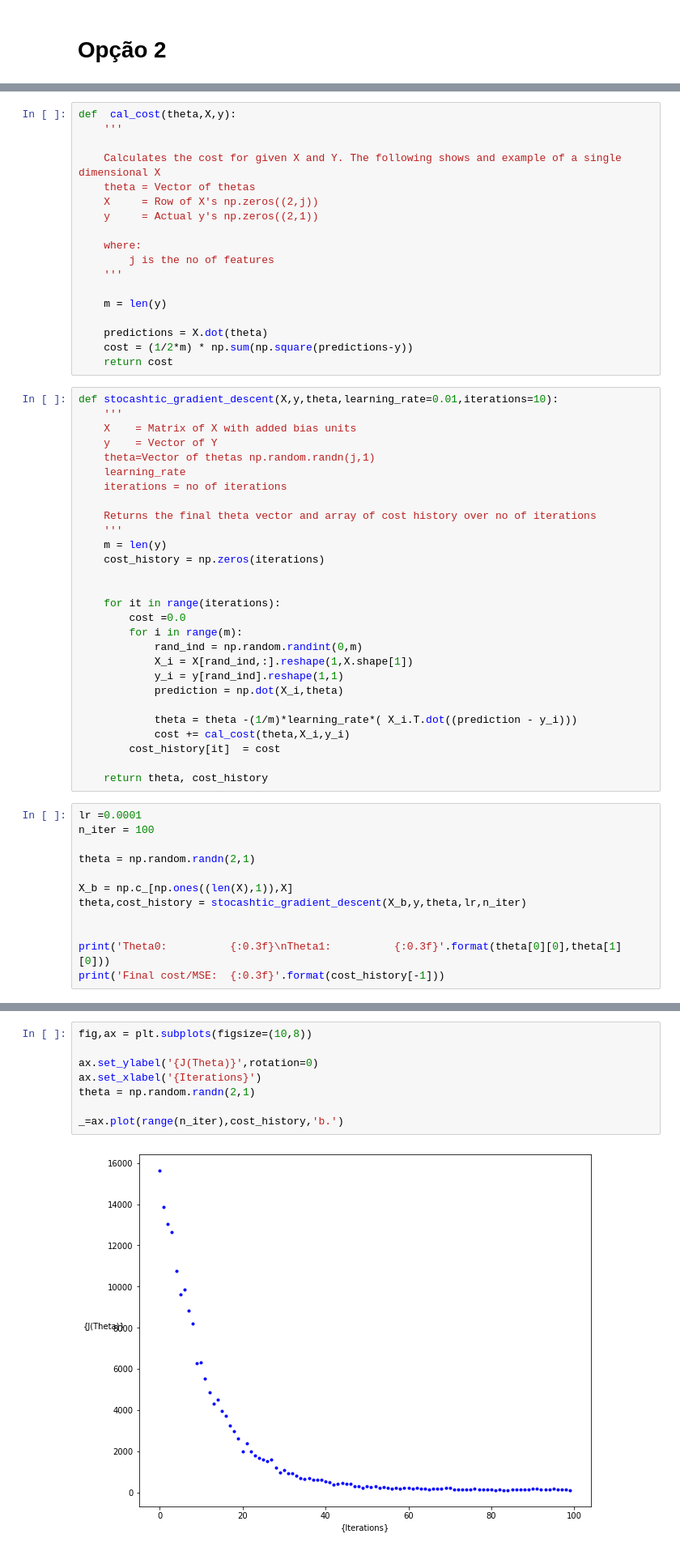
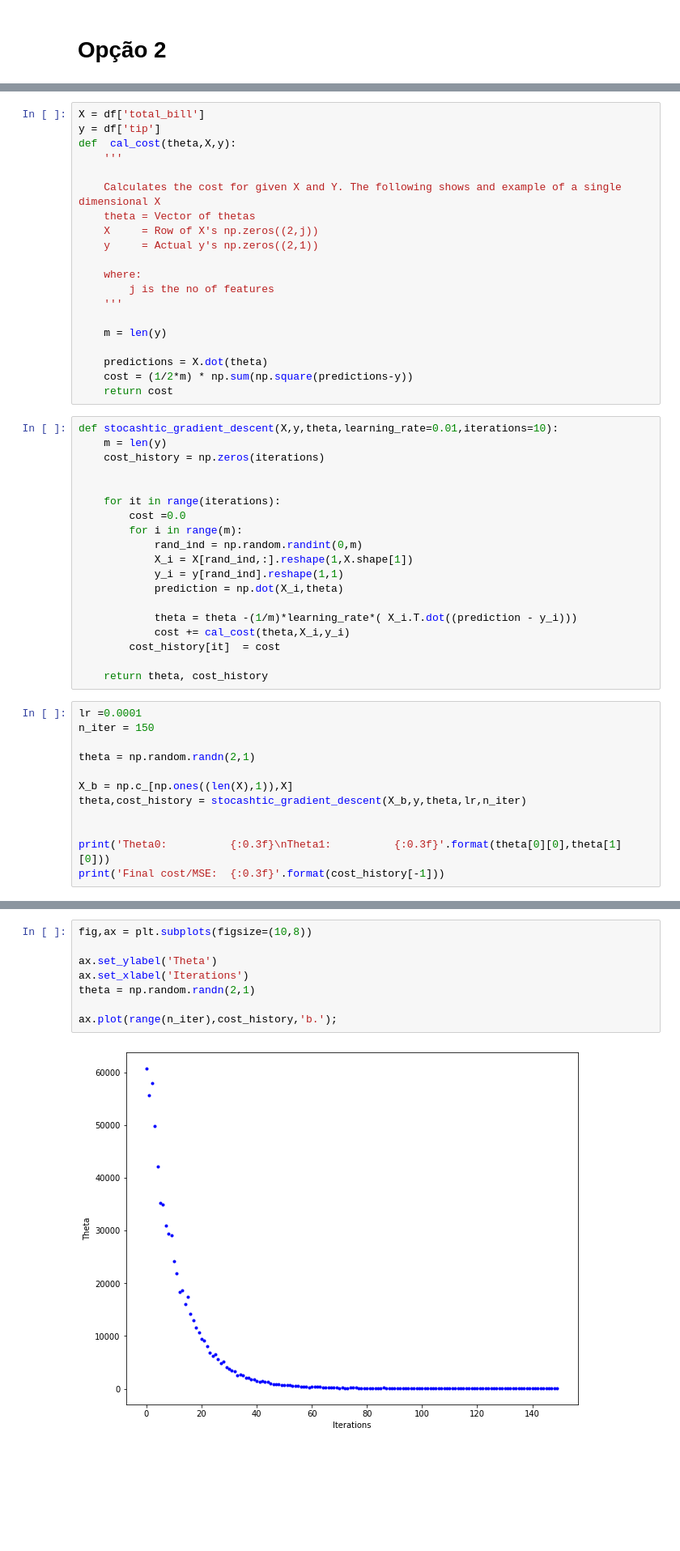
Before and after one commit to Ruann-01/Python_IA, a Jupyter notebook: Atividade 3/Atividade 3 -- Regressão Linear.ipynb, the cells around one changed output, grey strips where cells are left out. Shown at 81% size. Saved outputs shown, nothing was run; the diff lists cells and outputs as text; blank space fills up the shorter version.

```diff
--- a/Atividade 3/Atividade 3 -- Regressão Linear.ipynb
+++ b/Atividade 3/Atividade 3 -- Regressão Linear.ipynb
@@ -222,4 +222,6 @@ print('Mean squared error: %.2f' % mean_squared_error(y, y_pred))
 # %%
+X = df['total_bill']
+y = df['tip']
 def  cal_cost(theta,X,y):
     '''
 
@@ -239,15 +241,6 @@ def  cal_cost(theta,X,y):
     return cost
 # %%
 def stocashtic_gradient_descent(X,y,theta,learning_rate=0.01,iterations=10):
-    '''
-    X    = Matrix of X with added bias units
-    y    = Vector of Y
-    theta=Vector of thetas np.random.randn(j,1)
-    learning_rate
-    iterations = no of iterations
-
-    Returns the final theta vector and array of cost history over no of iterations
-    '''
     m = len(y)
     cost_history = np.zeros(iterations)
 
@@ -267,7 +260,7 @@ def stocashtic_gradient_descent(X,y,theta,learning_rate=0.01,iterations=10):
     return theta, cost_history
 # %%
 lr =0.0001
-n_iter = 100
+n_iter = 150
 
 theta = np.random.randn(2,1)
 
@@ -284,10 +277,10 @@ Final cost/MSE:  110.744
 # %%
 fig,ax = plt.subplots(figsize=(10,8))
 
-ax.set_ylabel('{J(Theta)}',rotation=0)
-ax.set_xlabel('{Iterations}')
+ax.set_ylabel('Theta')
+ax.set_xlabel('Iterations')
 theta = np.random.randn(2,1)
 
-_=ax.plot(range(n_iter),cost_history,'b.')
+ax.plot(range(n_iter),cost_history,'b.');
 # %% [output]
-[figure, old version]
+[figure, new version]
```
Also changed, not shown: parts of 6 cells of this notebook.
